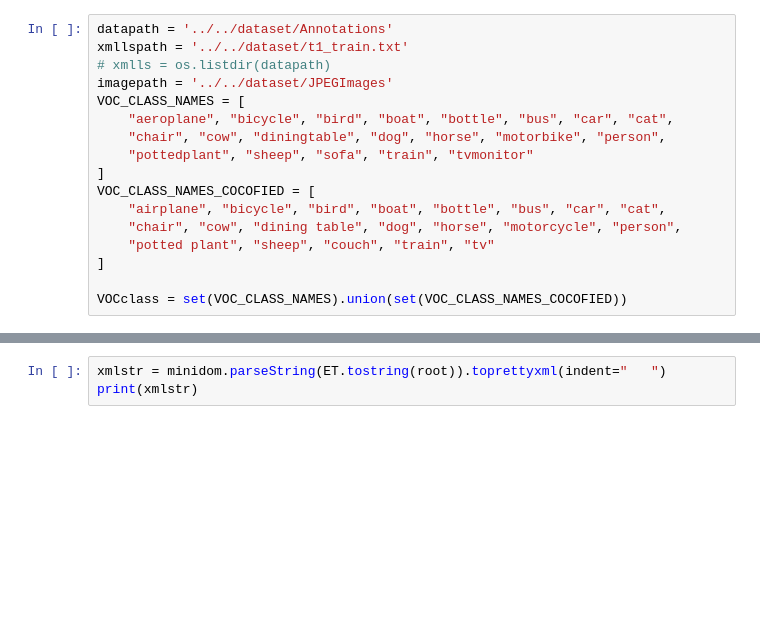
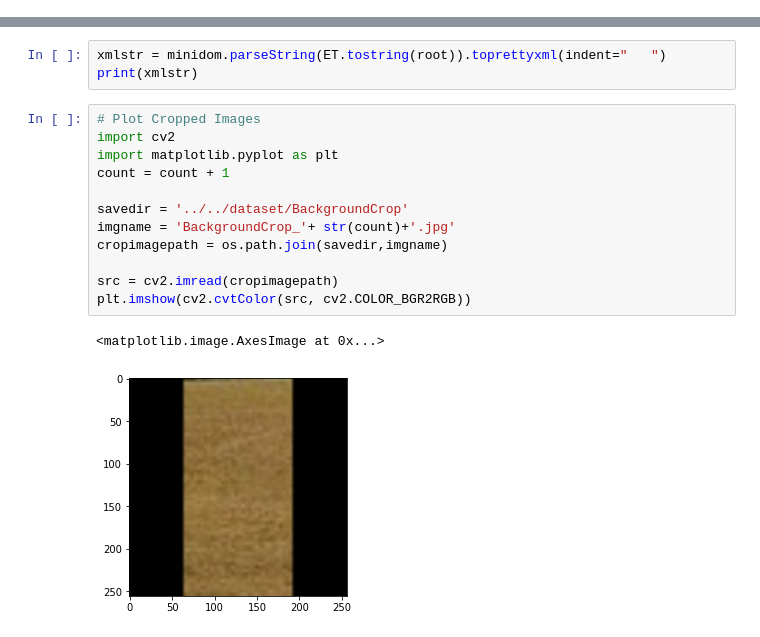
Before and after one commit to terry97-guel/OWOD-preproccesing, a Jupyter notebook: my_code/plotImages.ipynb, the cells around one changed output, grey strips where cells are left out. Cells and saved outputs as stored; diff of their text form; blank space fills up the shorter version.

```diff
--- a/my_code/plotImages.ipynb
+++ b/my_code/plotImages.ipynb
@@ -7,23 +7,6 @@ import xml.etree.ElementTree as ET
 import xml
 from xml.dom import minidom
 import cv2
-# %%
-datapath = '../../dataset/Annotations'
-xmllspath = '../../dataset/t1_train.txt'
-# xmlls = os.listdir(datapath)
-imagepath = '../../dataset/JPEGImages'
-VOC_CLASS_NAMES = [
-    "aeroplane", "bicycle", "bird", "boat", "bottle", "bus", "car", "cat",
-    "chair", "cow", "diningtable", "dog", "horse", "motorbike", "person",
-    "pottedplant", "sheep", "sofa", "train", "tvmonitor"
-]
-VOC_CLASS_NAMES_COCOFIED = [
-    "airplane", "bicycle", "bird", "boat", "bottle", "bus", "car", "cat",
-    "chair", "cow", "dining table", "dog", "horse", "motorcycle", "person",
-    "potted plant", "sheep", "couch", "train", "tv"
-]
-
-VOCclass = set(VOC_CLASS_NAMES).union(set(VOC_CLASS_NAMES_COCOFIED))
 # %%
 with open(xmllspath, newline='') as f:
     data = f.read()
@@ -95,3 +78,18 @@ plt.imshow(cv2.cvtColor(src, cv2.COLOR_BGR2RGB))
 # %%
 xmlstr = minidom.parseString(ET.tostring(root)).toprettyxml(indent="   ")
 print(xmlstr)
+# %%
+# Plot Cropped Images
+import cv2
+import matplotlib.pyplot as plt
+count = count + 1
+
+savedir = '../../dataset/BackgroundCrop'
+imgname = 'BackgroundCrop_'+ str(count)+'.jpg'
+cropimagepath = os.path.join(savedir,imgname)
+
+src = cv2.imread(cropimagepath)
+plt.imshow(cv2.cvtColor(src, cv2.COLOR_BGR2RGB))
+# %% [output]
+<matplotlib.image.AxesImage at 0x...>
+[figure, added]
```
Also changed, not shown: 3 other files.
